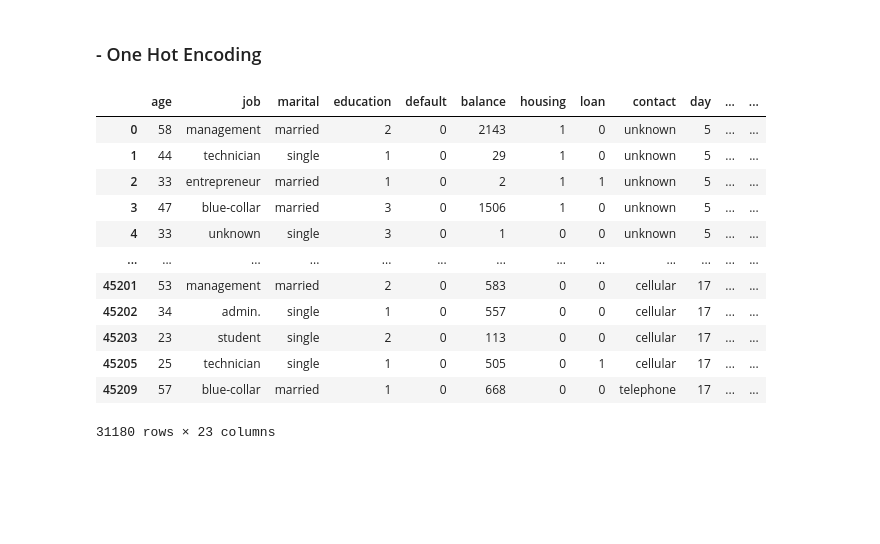
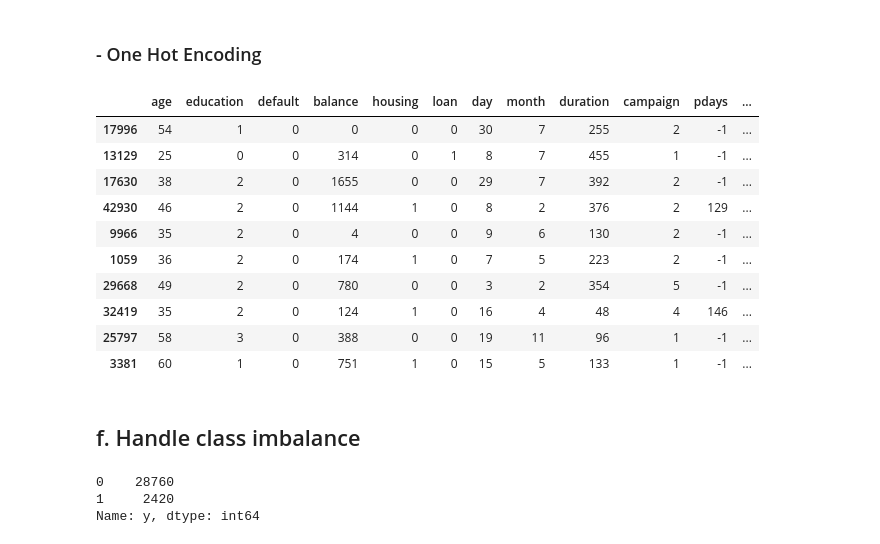
Before and after one commit to rendybk/finpro_model_masetros, a Jupyter notebook: Finpro_Phase_1.ipynb, the cells around one changed output. Cells and saved outputs as stored; diff of their text form; code cells hidden in the pictures; blank space fills up the shorter version.

```diff
--- a/Finpro_Phase_1.ipynb
+++ b/Finpro_Phase_1.ipynb
@@ -9,6 +9,8 @@ from sklearn.preprocessing import MinMaxScaler, StandardScaler
 from imblearn import under_sampling, over_sampling
 # %%
 from matplotlib import rcParams
+pd.set_option('display.max_columns', None)
+
 
 rcParams['figure.figsize'] = 12, 4
 rcParams['lines.linewidth'] = 3
@@ -356,6 +358,22 @@ mapping_loan = {
     'yes' : 1
 }
 
+mapping_month = {
+    'jan': 1,
+    'feb': 2,
+    'mar': 3,
+    'apr': 4,
+    'may': 5,
+    'jun': 6,
+    'jul': 7,
+    'aug': 8,
+    'sep': 9,
+    'oct': 10,
+    'nov': 11,
+    'dec': 12
+}
+
+
 mapping_y = {
     'no' : 0,
     'yes' : 1
@@ -365,22 +383,31 @@ data['education'] = data['education'].map(mapping_education)
 data['default'] = data['default'].map(mapping_default)
 data['housing'] = data['housing'].map(mapping_housing)
 data['loan'] = data['loan'].map(mapping_loan)
+data['month'] = data['month'].map(mapping_month)
 data['y'] = data['y'].map(mapping_y)
 # %% [markdown]
 ### - One Hot Encoding
-# %%
-data
-# %% [output]
-|  | age | job | marital | education | default | balance | housing | loan | contact | day | ... | ... |
-| 0 | 58 | management | married | 2 | 0 | 2143 | 1 | 0 | unknown | 5 | ... | ... |
-| 1 | 44 | technician | single | 1 | 0 | 29 | 1 | 0 | unknown | 5 | ... | ... |
-| 2 | 33 | entrepreneur | married | 1 | 0 | 2 | 1 | 1 | unknown | 5 | ... | ... |
-| 3 | 47 | blue-collar | married | 3 | 0 | 1506 | 1 | 0 | unknown | 5 | ... | ... |
-| 4 | 33 | unknown | single | 3 | 0 | 1 | 0 | 0 | unknown | 5 | ... | ... |
-| ... | ... | ... | ... | ... | ... | ... | ... | ... | ... | ... | ... | ... |
-| 45201 | 53 | management | married | 2 | 0 | 583 | 0 | 0 | cellular | 17 | ... | ... |
-| 45202 | 34 | admin. | single | 1 | 0 | 557 | 0 | 0 | cellular | 17 | ... | ... |
-| 45203 | 23 | student | single | 2 | 0 | 113 | 0 | 0 | cellular | 17 | ... | ... |
-| 45205 | 25 | technician | single | 1 | 0 | 505 | 0 | 1 | cellular | 17 | ... | ... |
-| 45209 | 57 | blue-collar | married | 1 | 0 | 668 | 0 | 0 | telephone | 17 | ... | ... |
-31180 rows × 23 columns
+# %%
+data = pd.get_dummies(data, columns=['job', 'marital', 'contact', 'poutcome'])
+# %%
+data.sample(10)
+# %% [output]
+|  | age | education | default | balance | housing | loan | day | month | duration | campaign | pdays | ... |
+| 17996 | 54 | 1 | 0 | 0 | 0 | 0 | 30 | 7 | 255 | 2 | -1 | ... |
+| 13129 | 25 | 0 | 0 | 314 | 0 | 1 | 8 | 7 | 455 | 1 | -1 | ... |
+| 17630 | 38 | 2 | 0 | 1655 | 0 | 0 | 29 | 7 | 392 | 2 | -1 | ... |
+| 42930 | 46 | 2 | 0 | 1144 | 1 | 0 | 8 | 2 | 376 | 2 | 129 | ... |
+| 9966 | 35 | 2 | 0 | 4 | 0 | 0 | 9 | 6 | 130 | 2 | -1 | ... |
+| 1059 | 36 | 2 | 0 | 174 | 1 | 0 | 7 | 5 | 223 | 2 | -1 | ... |
+| 29668 | 49 | 2 | 0 | 780 | 0 | 0 | 3 | 2 | 354 | 5 | -1 | ... |
+| 32419 | 35 | 2 | 0 | 124 | 1 | 0 | 16 | 4 | 48 | 4 | 146 | ... |
+| 25797 | 58 | 3 | 0 | 388 | 0 | 0 | 19 | 11 | 96 | 1 | -1 | ... |
+| 3381 | 60 | 1 | 0 | 751 | 1 | 0 | 15 | 5 | 133 | 1 | -1 | ... |
+# %% [markdown]
+## f. Handle class imbalance
+# %%
+data['y'].value_counts()
+# %% [output]
+0    28760
+1     2420
+Name: y, dtype: int64
```
Also changed, not shown: parts of 1 cell of this notebook, 1 other file.
